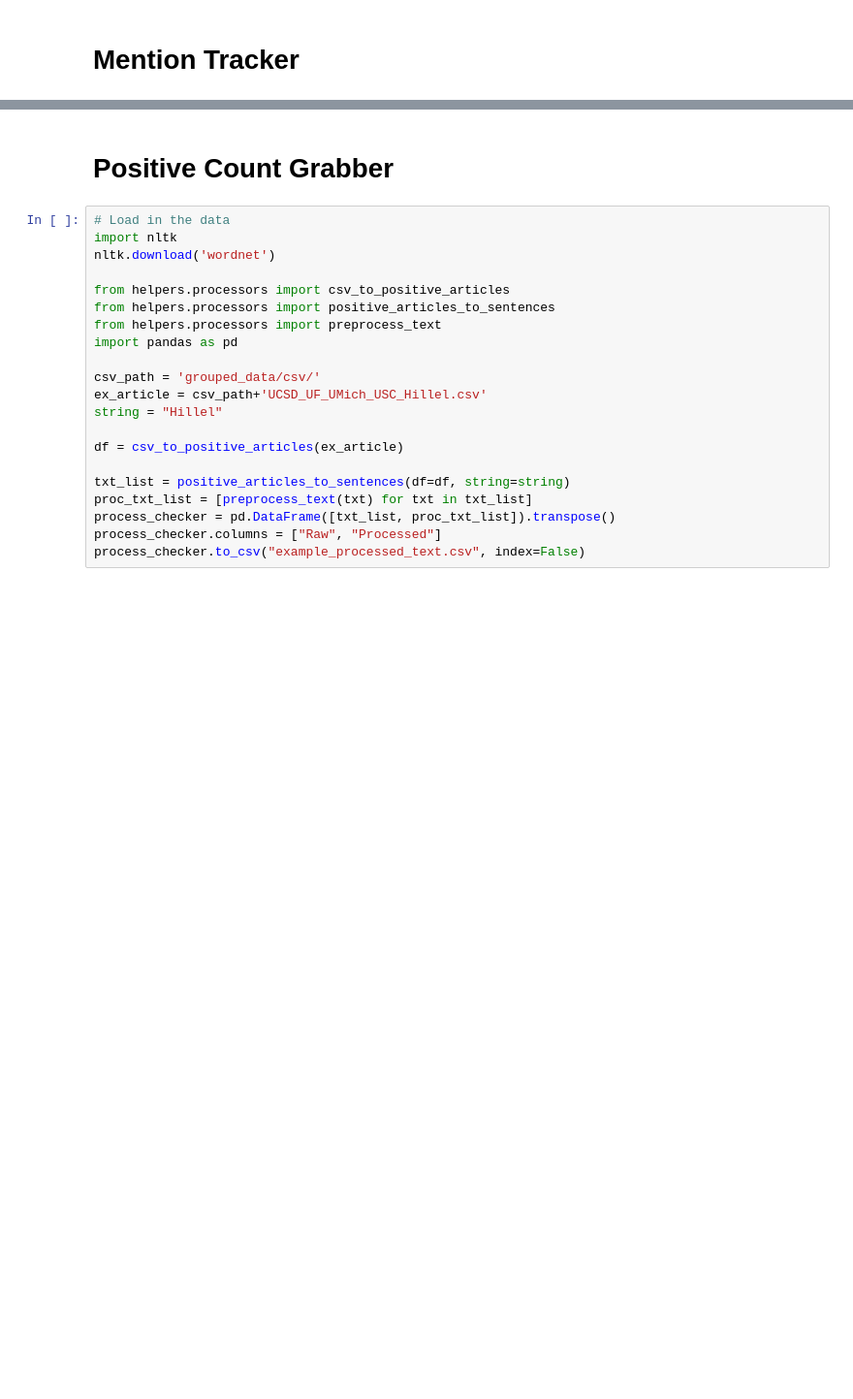
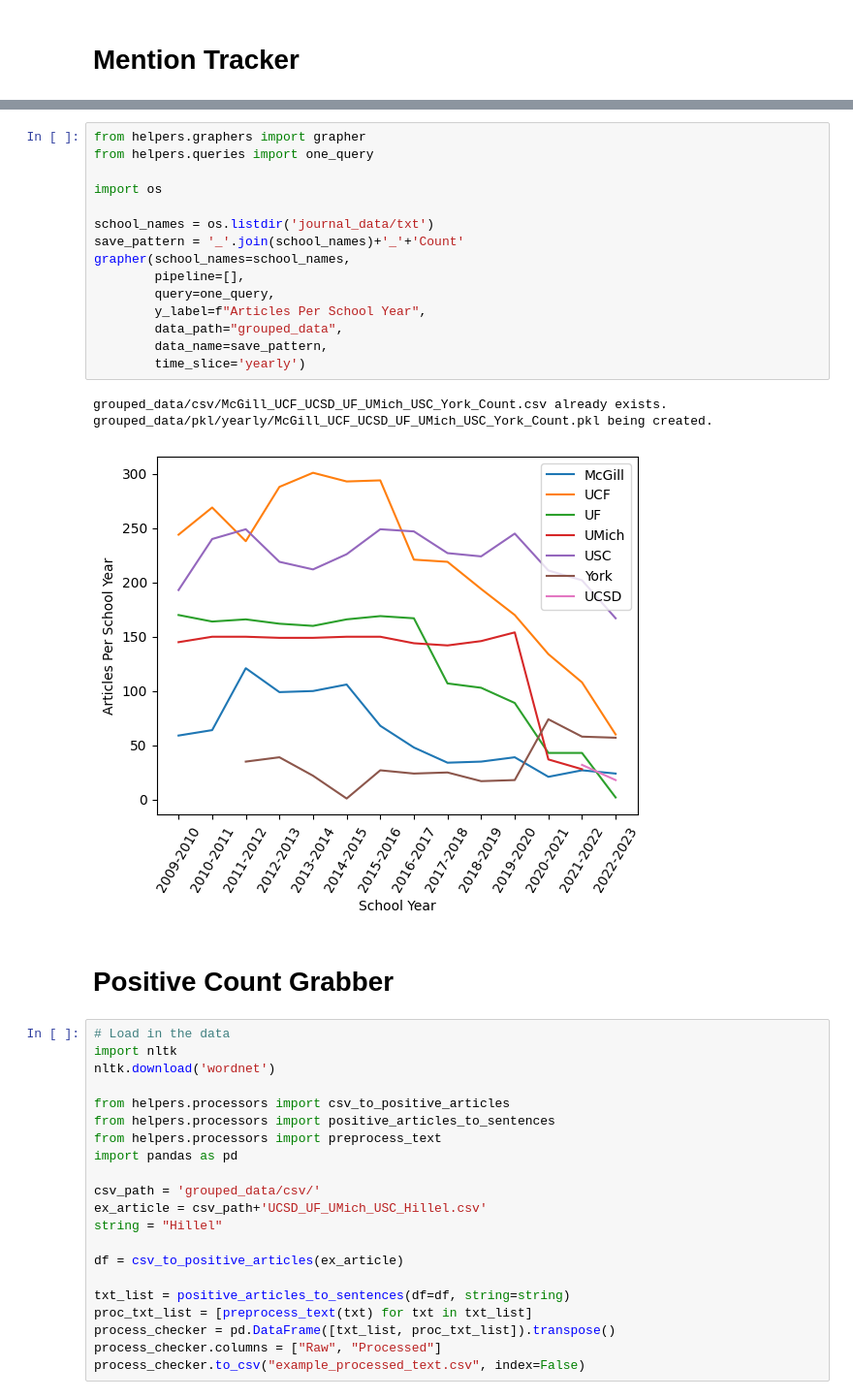
Before and after one commit to aLehav/Olami, a Jupyter notebook: AllSchools.ipynb, the cells around one changed output, grey strips where cells are left out. Shown at 97% size. Drawn from its saved outputs; the diff is of its cells as text; blank space fills up the shorter version.

Commit message:
Monthly Graphing Fixed

```diff
--- a/AllSchools.ipynb
+++ b/AllSchools.ipynb
@@ -170,3 +170,22 @@ grouped_data/pkl/monthly/UCSD_UF_UMich_USC_Hillel.pkl being read.
+# %%
+from helpers.graphers import grapher
+from helpers.queries import one_query
+
+import os
+
+school_names = os.listdir('journal_data/txt')
+save_pattern = '_'.join(school_names)+'_'+'Count'
+grapher(school_names=school_names,
+        pipeline=[],
+        query=one_query,
+        y_label=f"Articles Per School Year",
+        data_path="grouped_data",
+        data_name=save_pattern,
+        time_slice='yearly')
+# %% [output]
+grouped_data/csv/McGill_UCF_UCSD_UF_UMich_USC_York_Count.csv already exists.
+grouped_data/pkl/yearly/McGill_UCF_UCSD_UF_UMich_USC_York_Count.pkl being created.
+[figure, added]
 # %% [markdown]
 # Positive Count Grabber
 # %%
```
Also changed, not shown: parts of 5 cells of this notebook, 32 other files.
